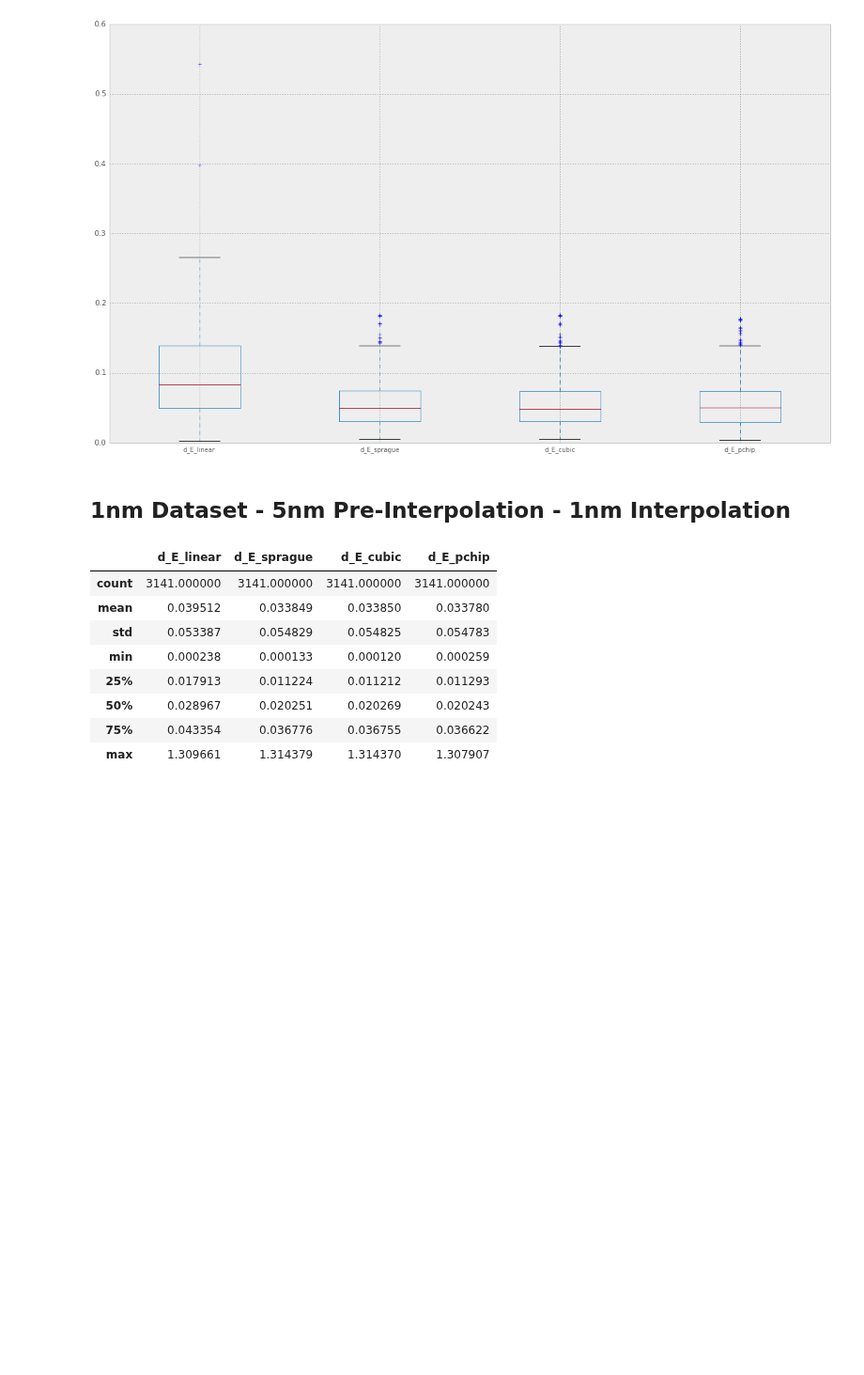
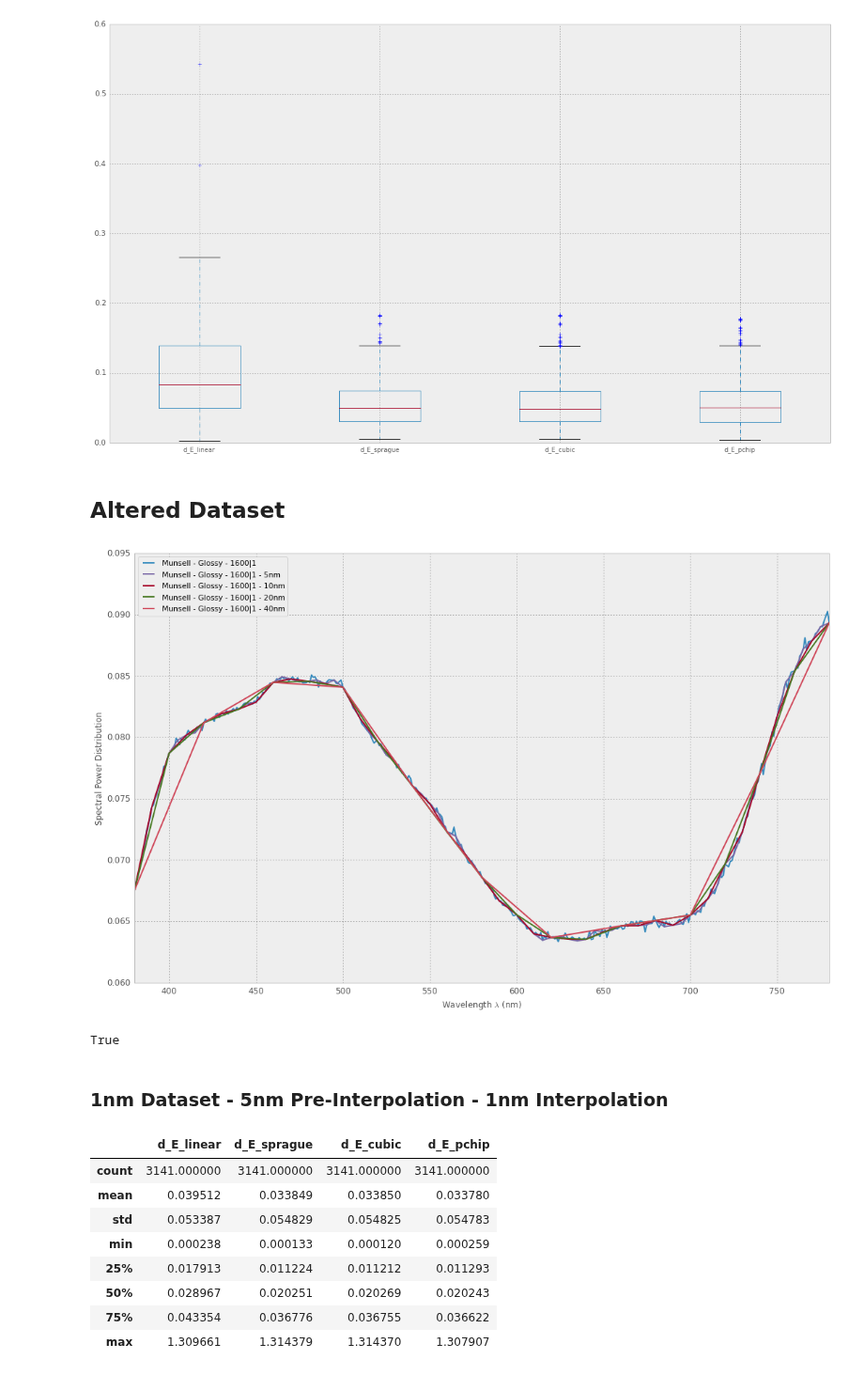
Before and after one commit to colour-science/colour-ramblings, a Jupyter notebook: analysis_of_spectral_data_interpolation.ipynb, the cells around one changed output. Shown at 94% size. Cells and saved outputs as stored; diff of their text form; code cells hidden in the pictures; blank space fills up the shorter version.

```diff
--- a/analysis_of_spectral_data_interpolation.ipynb
+++ b/analysis_of_spectral_data_interpolation.ipynb
@@ -460,8 +498,28 @@ matplotlib.pyplot.figure(figsize=(FIGURE_WIDTH, FIGURE_HEIGHT))
 plot_data_10nm = data_frame_10nm.boxplot()
 # %% [output]
 [figure]
+# %% [markdown]
+## Altered Dataset
+# %%
+spd_v_1nm = read_spds_from_mat_file(
+    'resources/others/matlab/munsell380_780_1_glossy.mat',
+    [MatlabSpectralDataDescriptor(
+        'Munsell - Glossy - 1600', 'X',
+        colour.SpectralShape(380, 780, 1),
+        True, None)])['Munsell - Glossy - 1600|1']
+
+spds_v_Xnm = []
+for x in (5, 10, 20, 40):
+    spd_v_Xnm = spd_v_1nm.clone().interpolate(colour.SpectralShape(steps=x))
+    spd_v_Xnm.name = '{0} - {1}nm'.format(spd_v_Xnm.name, x)
+    spds_v_Xnm.append(spd_v_Xnm)
+
+multi_spd_plot([spd_v_1nm] + spds_v_Xnm)
+# %% [output]
+[figure, added]
+True
 # %% [markdown]
-## 1nm Dataset - 5nm Pre-Interpolation - 1nm Interpolation
+### 1nm Dataset - 5nm Pre-Interpolation - 1nm Interpolation
 # %%
 filtered_dataset_1nm_5nm = filter_spectral_dataset(dataset, steps=lambda x: x == 1)
 interpolation_data_1nm_5nm = interpolation_data(filtered_dataset_1nm_5nm, pre_steps=5)
```
Also changed, not shown: parts of 24 cells of this notebook.
